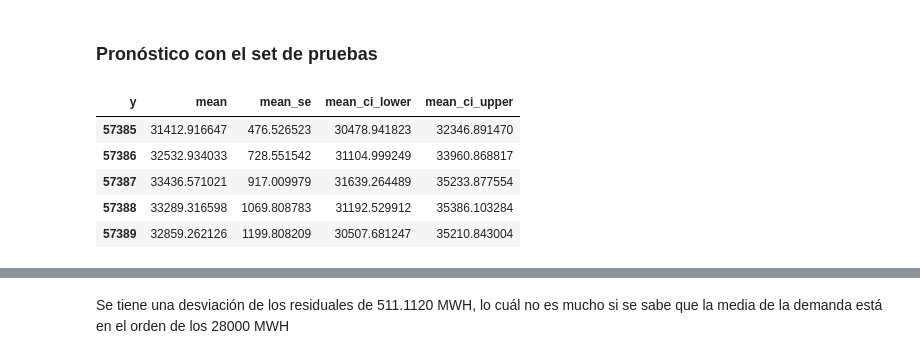
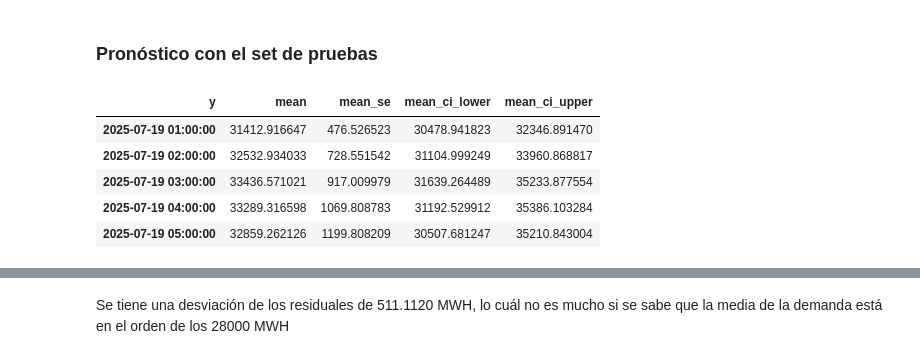
Before and after one commit to JairRamosG/Demanda_Energetica_SARIMA, a Jupyter notebook: notebooks/03_Modelos.ipynb, the cells around one changed output, grey strips where cells are left out. Cells and saved outputs as stored; diff of their text form; code cells hidden in the pictures.

```diff
--- a/notebooks/03_Modelos.ipynb
+++ b/notebooks/03_Modelos.ipynb
@@ -454,30 +454,37 @@ El histograma de los residuales tiene una forma leptocurtica porque es más alta
 # %%
 p = 2
 d = 0
 q = 0
 P = 1
 D = 0
 Q = 0
 m = 24
 VENTANA = m*15
 
-train_ventana = df_train[-VENTANA:]
-modelo = SARIMAX(train_ventana['y'],
+train_ventana = df_train[-VENTANA:].set_index('ds')['y']
+train_ventana.index = pd.to_datetime(train_ventana.index)
+train_ventana.index.freq = pd.infer_freq(train_ventana.index)
+
+test_ventana = df_test.set_index('ds')['y']
+test_ventana.index = pd.to_datetime(test_ventana.index)
+test_ventana.index.freq = pd.infer_freq(test_ventana.index)
+
+modelo = SARIMAX(train_ventana,
                 order=(p,d,q),
                 seasonal_order=(P,D,Q,m),
                 enforce_stationarity=False,
                 ).fit(disp=False)
 
 prons = modelo.get_forecast(steps=H)
 prons_df = prons.summary_frame(alpha=0.05)
 prons_df.head()
 # %% [output]
 | y | mean | mean_se | mean_ci_lower | mean_ci_upper |
-| 57385 | 31412.916647 | 476.526523 | 30478.941823 | 32346.891470 |
-| 57386 | 32532.934033 | 728.551542 | 31104.999249 | 33960.868817 |
-| 57387 | 33436.571021 | 917.009979 | 31639.264489 | 35233.877554 |
-| 57388 | 33289.316598 | 1069.808783 | 31192.529912 | 35386.103284 |
-| 57389 | 32859.262126 | 1199.808209 | 30507.681247 | 35210.843004 |
+| 2025-07-19 01:00:00 | 31412.916647 | 476.526523 | 30478.941823 | 32346.891470 |
+| 2025-07-19 02:00:00 | 32532.934033 | 728.551542 | 31104.999249 | 33960.868817 |
+| 2025-07-19 03:00:00 | 33436.571021 | 917.009979 | 31639.264489 | 35233.877554 |
+| 2025-07-19 04:00:00 | 33289.316598 | 1069.808783 | 31192.529912 | 35386.103284 |
+| 2025-07-19 05:00:00 | 32859.262126 | 1199.808209 | 30507.681247 | 35210.843004 |
 # %%
 prons_df.index
 # %% [output]
```
Also changed, not shown: parts of 3 cells of this notebook.
